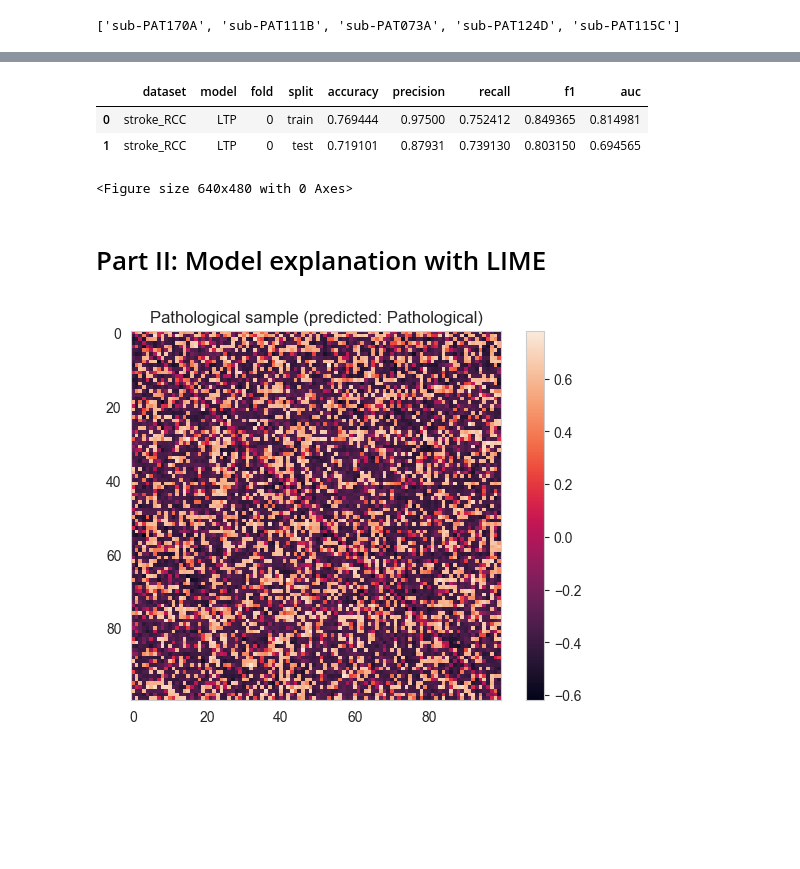
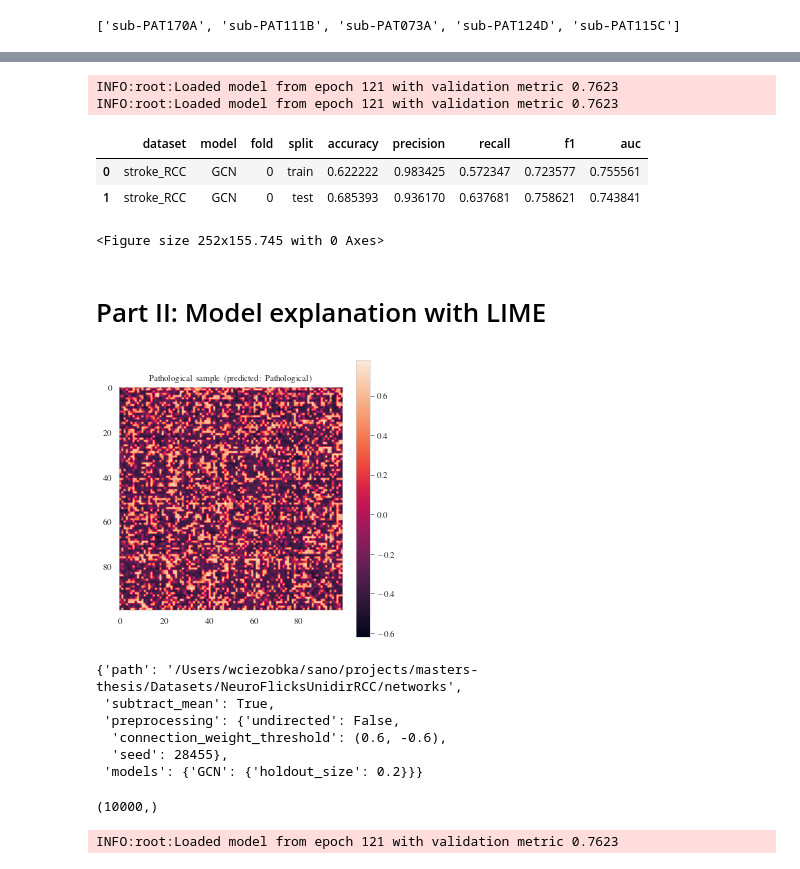
Before and after one commit to Wotaker/masters-thesis, a Jupyter notebook: master_thesis/notebooks/lime.ipynb, the cells around one changed output, grey strips where cells are left out. Drawn from its saved outputs; the diff is of its cells as text; code cells hidden in the pictures; blank space fills up the shorter version.

```diff
--- a/master_thesis/notebooks/lime.ipynb
+++ b/master_thesis/notebooks/lime.ipynb
@@ -16,7 +16,7 @@ from master_thesis.utils import LOGLEVEL_MAP
 from master_thesis.classification_models import BaseModel, MODELS_MAP
 from master_thesis.training.train import create_experiment_dir, load_dataset, log_results
 # %%
-CONFIG_PATH = "/Users/wciezobka/sano/projects/masters-thesis/master_thesis/training/configs/config_lime.yml"
+CONFIG_PATH = "/Users/wciezobka/sano/projects/masters-thesis/master_thesis/training/configs/lime_config.yml"
 RESULTS_PATH = "/Users/wciezobka/sano/projects/masters-thesis/Results/lime"
 # %%
 # Set up logging
@@ -43,7 +43,7 @@ logging.info(f"Loading dataset {dataset_name}...")
 dataset_config["preprocessing"]["seed"] = global_seed
 
 # Load dataset
-X, y, filenames = load_dataset(dataset_name, dataset_config)
+X, y, filenames = load_dataset(dataset_name, dataset_config, with_filenames=True)
 # %% [output]
 INFO:root:Loading dataset stroke_RCC...
 WARNING:root:Network sub-PAT061A.tsv_onlydirected.npy is empty, removing it from the dataset.
@@ -113,10 +146,12 @@ results_df = log_results(
 results_df.to_csv(os.path.join(experiment_dir_path, "results.csv"), index=False)
 display(results_df)
 # %% [output]
+INFO:root:Loaded model from epoch 121 with validation metric 0.7623
+INFO:root:Loaded model from epoch 121 with validation metric 0.7623
 |  | dataset | model | fold | split | accuracy | precision | recall | f1 | auc |
-| 0 | stroke_RCC | LTP | 0 | train | 0.769444 | 0.97500 | 0.752412 | 0.849365 | 0.814981 |
-| 1 | stroke_RCC | LTP | 0 | test | 0.719101 | 0.87931 | 0.739130 | 0.803150 | 0.694565 |
+| 0 | stroke_RCC | GCN | 0 | train | 0.622222 | 0.983425 | 0.572347 | 0.723577 | 0.755561 |
+| 1 | stroke_RCC | GCN | 0 | test | 0.685393 | 0.936170 | 0.637681 | 0.758621 | 0.743841 |
-<Figure size 640x480 with 0 Axes>
+<Figure size 252x155.745 with 0 Axes>
 # %% [markdown]
 # Part II: Model explanation with LIME
 # %%
@@ -139,16 +174,30 @@ explainer = lime_tabular.LimeTabularExplainer(
 # %%
 sample_idx = 1
 sample = X_test_normalized[sample_idx]
 label_gold = "Pathological" if y_gold_test[sample_idx] == 1 else "Control"
 label_hat = "Pathological" if y_hat_test[sample_idx] == 1 else "Control"
 
+plt.figure(figsize=(5, 5))
 plt.imshow(sample)
 plt.colorbar()
 plt.title(f"{label_gold} sample (predicted: {label_hat})")
 plt.grid(False)
 plt.show()
 # %% [output]
-[figure, old version]
+[figure, new version]
+# %%
+dataset_config
+# %% [output]
+{'path': '/Users/wciezobka/sano/projects/masters-thesis/Datasets/NeuroFlicksUnidirRCC/networks',
+ 'subtract_mean': True,
+ 'preprocessing': {'undirected': False,
+  'connection_weight_threshold': (0.6, -0.6),
+  'seed': 28455},
+ 'models': {'GCN': {'holdout_size': 0.2}}}
+# %%
+X_test_normalized_flatten[sample_idx].shape
+# %% [output]
+(10000,)
 # %%
 exp = explainer.explain_instance(
     X_test_normalized_flatten[sample_idx],
@@ -156,4 +205,6 @@ exp = explainer.explain_instance(
     labels=(1,),
     num_features=10
 )
+# %% [output]
+INFO:root:Loaded model from epoch 121 with validation metric 0.7623
 # %%
```
Also changed, not shown: parts of 6 cells of this notebook, 2 other files.
